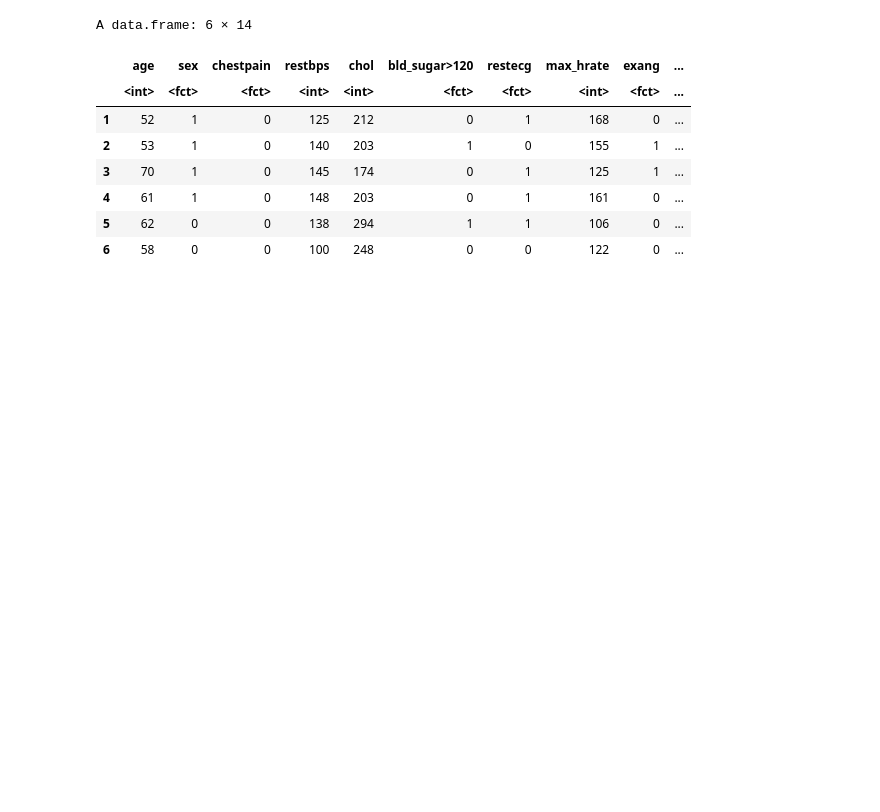
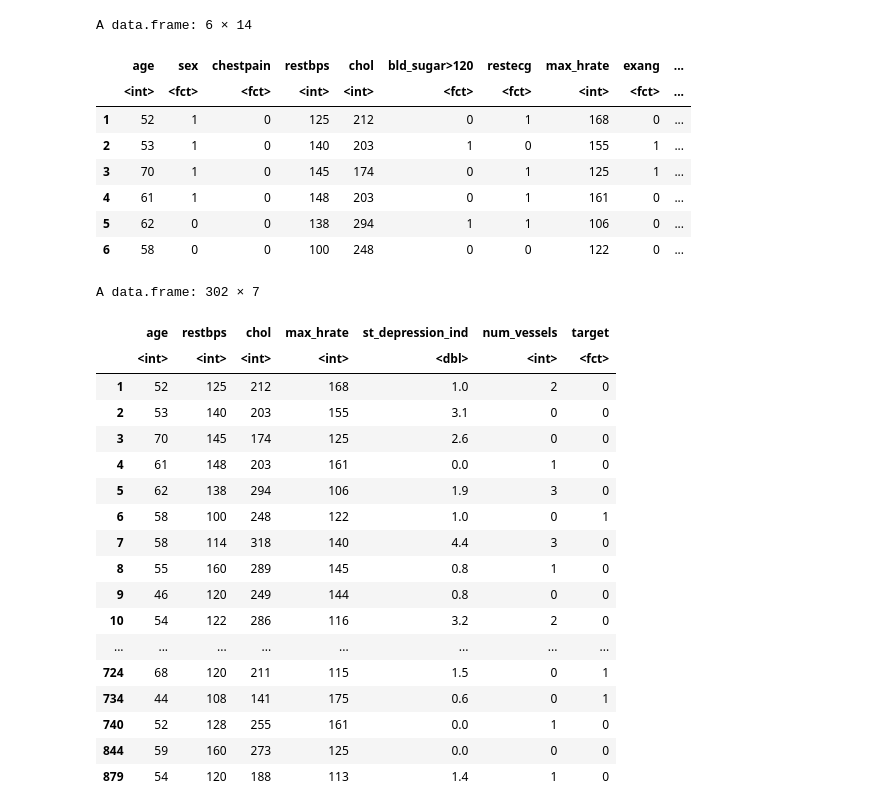
Before and after one commit to GeneRevo/DSCI100-007-Group10, a Jupyter notebook: Copy_of_Final_Project.ipynb, the cells around one changed output. Cells and saved outputs as stored; diff of their text form; code cells hidden in the pictures; blank space fills up the shorter version.

```diff
--- a/Copy_of_Final_Project.ipynb
+++ b/Copy_of_Final_Project.ipynb
@@ -150,3 +150,29 @@ A data.frame: 6 × 14
 | 4 | 61 | 1 | 0 | 148 | 203 | 0 | 1 | 161 | 0 | ... |
 | 5 | 62 | 0 | 0 | 138 | 294 | 1 | 1 | 106 | 0 | ... |
 | 6 | 58 | 0 | 0 | 100 | 248 | 0 | 0 | 122 | 0 | ... |
+# %%
+#since that we are only trying to use the numberical right here we put it as:
+col_names_numerical <- c(1,4,5,8,10,12,14)
+heart_data_numbercial=heart_data[col_names_numerical]
+# %%
+heart_data_numbercial
+# %% [output]
+A data.frame: 302 × 7
+|  | age | restbps | chol | max_hrate | st_depression_ind | num_vessels | target |
+|  | <int> | <int> | <int> | <int> | <dbl> | <int> | <fct> |
+| 1 | 52 | 125 | 212 | 168 | 1.0 | 2 | 0 |
+| 2 | 53 | 140 | 203 | 155 | 3.1 | 0 | 0 |
+| 3 | 70 | 145 | 174 | 125 | 2.6 | 0 | 0 |
+| 4 | 61 | 148 | 203 | 161 | 0.0 | 1 | 0 |
+| 5 | 62 | 138 | 294 | 106 | 1.9 | 3 | 0 |
+| 6 | 58 | 100 | 248 | 122 | 1.0 | 0 | 1 |
+| 7 | 58 | 114 | 318 | 140 | 4.4 | 3 | 0 |
+| 8 | 55 | 160 | 289 | 145 | 0.8 | 1 | 0 |
+| 9 | 46 | 120 | 249 | 144 | 0.8 | 0 | 0 |
+| 10 | 54 | 122 | 286 | 116 | 3.2 | 2 | 0 |
+| ... | ... | ... | ... | ... | ... | ... | ... |
+| 724 | 68 | 120 | 211 | 115 | 1.5 | 0 | 1 |
+| 734 | 44 | 108 | 141 | 175 | 0.6 | 0 | 1 |
+| 740 | 52 | 128 | 255 | 161 | 0.0 | 1 | 0 |
+| 844 | 59 | 160 | 273 | 125 | 0.0 | 0 | 0 |
+| 879 | 54 | 120 | 188 | 113 | 1.4 | 1 | 0 |
```
